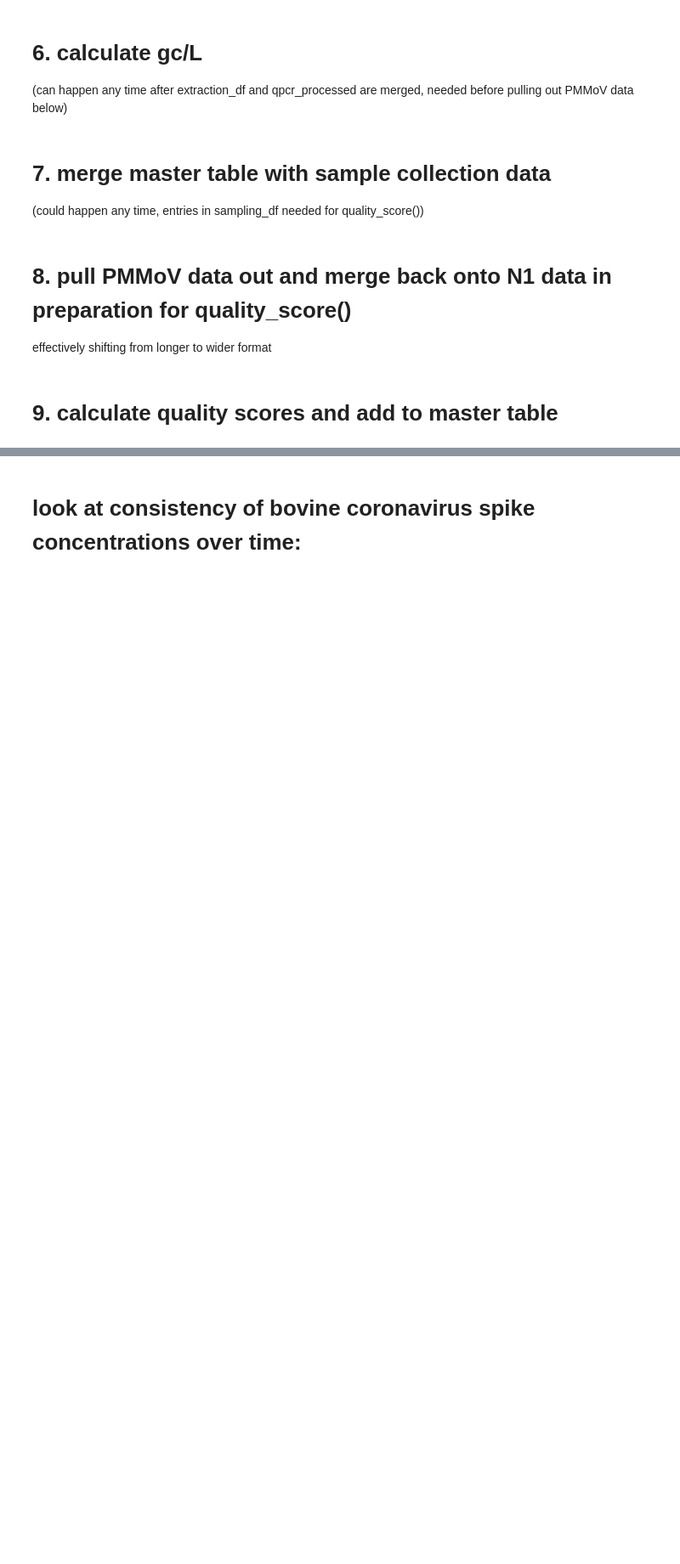
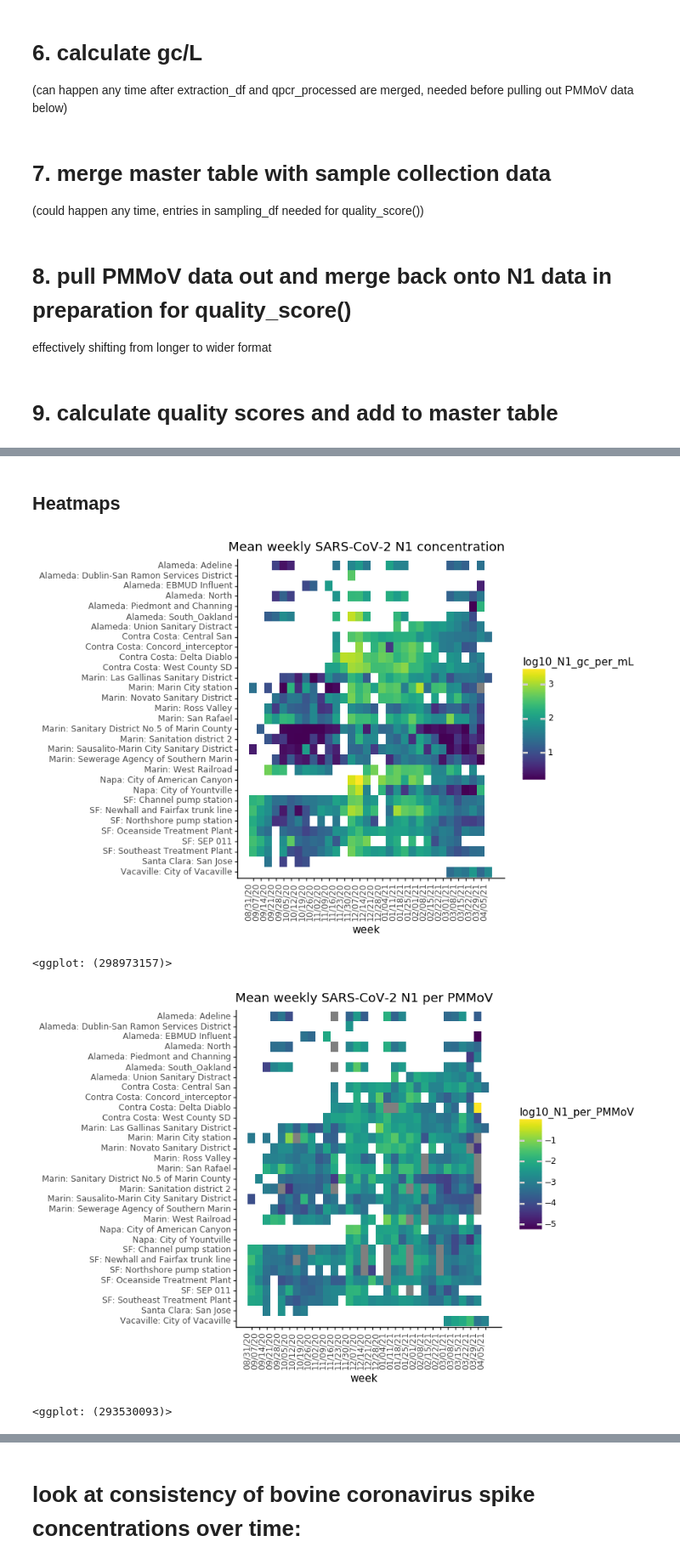
Before and after one commit to wastewaterlab/data_analysis, a Jupyter notebook: notebooks/new_full_pipeline.ipynb, the cells around one changed output, grey strips where cells are left out. Shown at 85% size. Cells and saved outputs as stored; diff of their text form; code cells hidden in the pictures; blank space fills up the shorter version.

```diff
--- a/notebooks/new_full_pipeline.ipynb
+++ b/notebooks/new_full_pipeline.ipynb
@@ -202,0 +228,60 @@ display(plt)
+# %% [markdown]
+## Heatmaps
+# %%
+df = n1_df_scored[(n1_df_scored.sample_level != 'Residential')].copy()
+df['week'] = df.date_sampling.dt.strftime('%Y-%W') # create a "week" column for collapsing on
+
+# average data by week for each location
+# collapse to week by converting the week to a string, and aggregating on it, then convert string back to date (monday of each week)
+
+## GET N1 DATAFRAME COLLAPSED BY WEEK
+df_week = df.groupby(['sample_code', 'site_full_name', 'county', 'week']).agg(
+                                                                         mean_N1_gc_per_mL=('SARS_CoV_2_N1_gc_per_mL', 'mean'),
+                                                                         mean_N1_per_PMMoV=('N1_per_PMMoV', 'mean'),
+                                                                         mean_PMMoV_gc_per_mL=('pmmov_gc_per_mL', 'mean')
+                                                                        ).reset_index()
+
+df_week['week'] = df_week.week.apply(lambda x: datetime.strptime(x + '-1', "%Y-%W-%w"))
+
+# get nice names for y-axis and sort so they appear in order
+df_week['county_site'] = df_week[['county', 'site_full_name']].apply(lambda x: ': '.join(x), axis=1)
+df_week = df_week.sort_values(['county', 'site_full_name'])
+df_week.county_site = df_week.county_site.astype('category')
+df_week.county_site = pd.Categorical(df_week.county_site,
+                                      categories=df_week.county_site.unique().tolist()[::-1], ordered=True)
+
+# get log10 values so we can plot them in log10 scale
+df_week['log10_N1_gc_per_mL'] = np.log10(df_week.mean_N1_gc_per_mL)
+df_week['log10_N1_per_PMMoV'] = np.log10(df_week.mean_N1_per_PMMoV)
+df_week['log10_PMMoV_per_PMMoV'] = np.log10(df_week.mean_PMMoV_gc_per_mL)
+
+# plot
+plt = (ggplot(df_week, aes(x='week', y='county_site', fill='log10_N1_gc_per_mL'))+ #y='site_full_name # change to this if faceting by county works
+ geom_tile()+
+ theme_classic()+
+ scale_x_datetime(breaks = df_week.week.unique(), labels = date_format('%D'))+
+ ylab('')+
+ #facet_grid('county ~', scales='free_y', space='free_y')+ #not yet implemented in plotnine
+ theme(axis_text_x=element_text(rotation=90, hjust=1), figure_size=(5, 6))+
+ ggtitle('Mean weekly SARS-CoV-2 N1 concentration'))
+
+display(plt)
+
+# plot
+plt = (ggplot(df_week, aes(x='week', y='county_site', fill='log10_N1_per_PMMoV'))+ #y='site_full_name # change to this if faceting by county works
+ geom_tile()+
+ theme_classic()+
+ scale_x_datetime(breaks = df_week.week.unique(), labels = date_format('%D'))+
+ ylab('')+
+ #facet_grid('county ~', scales='free_y', space='free_y')+ #not yet implemented in plotnine
+ theme(axis_text_x=element_text(rotation=90, hjust=1), figure_size=(5, 6))+
+ ggtitle('Mean weekly SARS-CoV-2 N1 per PMMoV'))
+
+display(plt)
+
+#ggsave(plt, '/content/gdrive/My Drive/WBE_UCB/Agency_data_files/weekly_heatmap_all_sites_log10.pdf')
+# %% [output]
+[figure, added]
+<ggplot: (298973157)>
+[figure, added]
+<ggplot: (293530093)>
```
Also changed, not shown: parts of 23 cells of this notebook.
